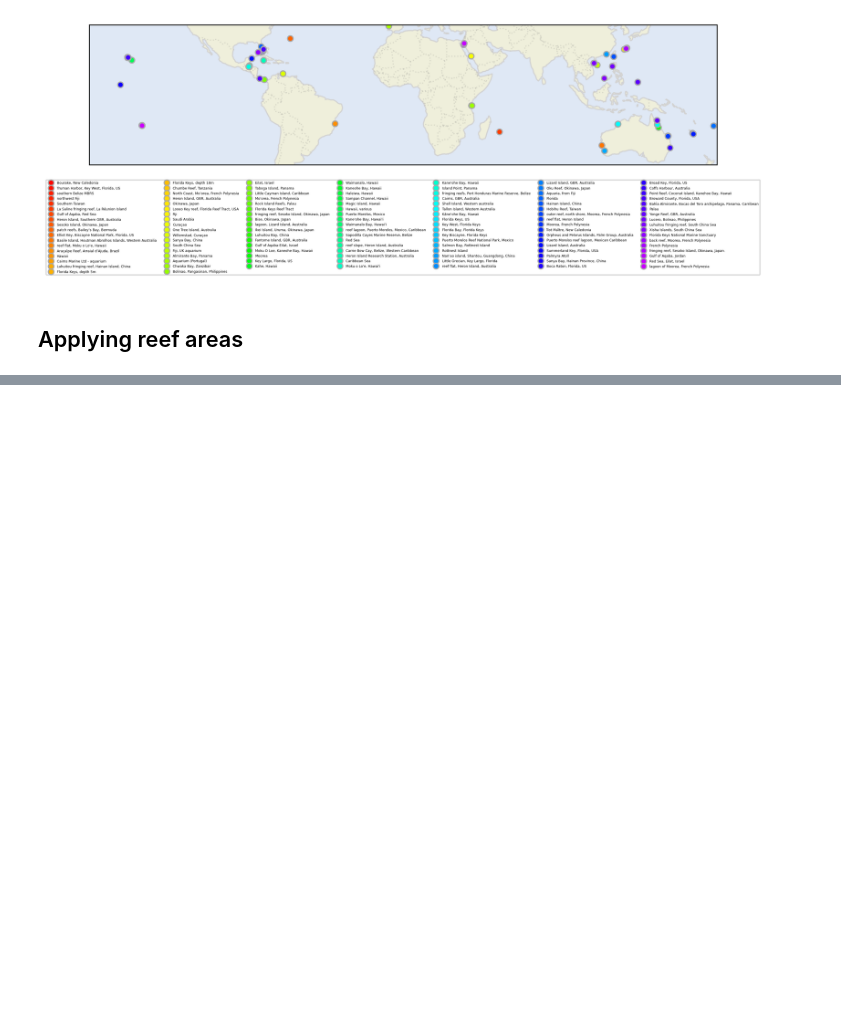
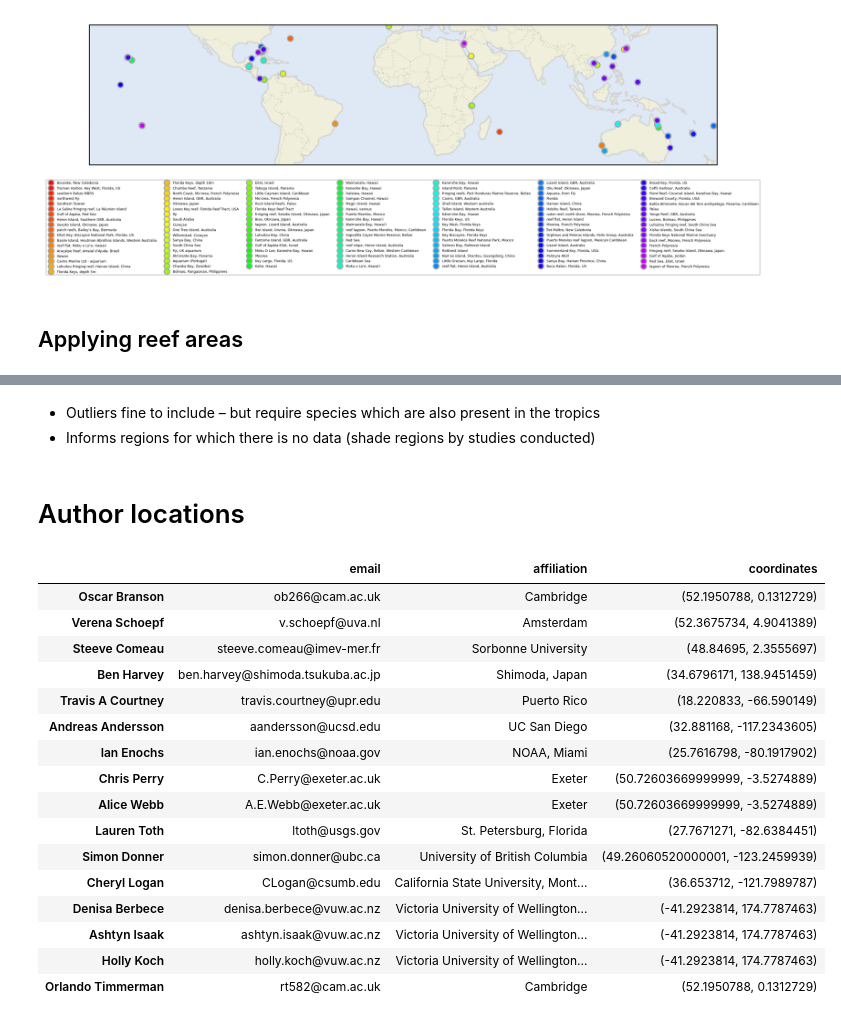
Before and after one commit to orlando-code/calc-rates, a Jupyter notebook: notebooks/locations.ipynb, the cells around one changed output, grey strips where cells are left out. Saved outputs shown, nothing was run; the diff lists cells and outputs as text; code cells hidden in the pictures; blank space fills up the shorter version.

```diff
--- a/notebooks/locations.ipynb
+++ b/notebooks/locations.ipynb
@@ -340,3 +408,74 @@ fig.update_layout(
 )
 
 fig.show()
+# %% [markdown]
+- Outliers fine to include – but require species which are also present in the tropics
+- Informs regions for which there is no data (shade regions by studies conducted)
+# %% [markdown]
+# Author locations
+# %%
+# make dictionary of authors and their affiliations
+
+author_list = ['Oscar Branson <ob266@cam.ac.uk>', 'Verena Schoepf <v.schoepf@uva.nl>', 'Steeve Comeau <steeve.comeau@imev-mer.fr>', 'Ben Harvey <ben.harvey@shimoda.tsukuba.ac.jp>', 'Travis A Courtney <travis.courtney@upr.edu>', 'Andreas Andersson <aandersson@ucsd.edu>', 'Ian Enochs <ian.enochs@noaa.gov>', 'Chris Perry <C.Perry@exeter.ac.uk>', 'Alice Webb <A.E.Webb@exeter.ac.uk>', 'Lauren Toth <ltoth@usgs.gov>', 'Simon Donner <simon.donner@ubc.ca>', 'Cheryl Logan <CLogan@csumb.edu>', 'Denisa Berbece <denisa.berbece@vuw.ac.nz>', 'Ashtyn Isaak <ashtyn.isaak@vuw.ac.nz>', 'Holly Koch <holly.koch@vuw.ac.nz>', 'Orlando Timmerman <rt582@cam.ac.uk>']
+
+affiliation_map = {
+    'cam': 'Cambridge',
+    'uva': 'Amsterdam',
+    'imev-mer': 'Sorbonne University',
+    'shimoda': 'Shimoda, Japan',
+    'upr': 'Puerto Rico',
+    'ucsd': 'UC San Diego',
+    'exeter': 'Exeter',
+    'usgs': 'St. Petersburg, Florida',
+    'ubc': 'University of British Columbia',
+    'csumb': 'California State University, Monterey Bay',
+    'vuw': 'Victoria University of Wellington, New Zealand',
+    'noaa': 'NOAA, Miami',
+}
+
+affiliations = {}
+for author in author_list:
+    author_parts = author.split('<')
+    name = author_parts[0].strip()
+    email = author_parts[1].replace('>', '').strip()
+    domain = email.split('@')[1]
+    affiliation_key = domain.split('.')[0]
+
+    # Initialize the dictionary for each author
+    affiliations[name] = {
+        'email': email,
+        'affiliation': affiliation_map.get(affiliation_key, affiliation_key)
+    }
+
+# use google maps api to get coordinates for locations
+gmaps_coords = {}
+GMAPS_API_KEY = utils.read_yaml(config.resources_dir / "api_keys.yaml")['google_maps_api']
+gmaps_client = googlemaps.Client(key=GMAPS_API_KEY)
+
+locs = [affiliations[person]['affiliation'] for person in list(affiliations.keys())]
+for loc in tqdm(locs, desc="Querying Google Maps to retrieve coordinates of locations"):
+    gmaps_coords[loc] = tuple(locations.get_coordinates_from_gmaps(loc, gmaps_client).values)   # slightly hacky formatting since originally written for processing dataframe column
+
+# add coordinates to affiliations dictionary
+for author in affiliations.keys():
+    affiliations[author]['coordinates'] = gmaps_coords[affiliations[author]['affiliation']]
+affiliations_df = pd.DataFrame(affiliations).T
+affiliations_df
+# %% [output]
+|  | email | affiliation | coordinates |
+| Oscar Branson | ob266@cam.ac.uk | Cambridge | (52.1950788, 0.1312729) |
+| Verena Schoepf | v.schoepf@uva.nl | Amsterdam | (52.3675734, 4.9041389) |
+| Steeve Comeau | steeve.comeau@imev-mer.fr | Sorbonne University | (48.84695, 2.3555697) |
+| Ben Harvey | ben.harvey@shimoda.tsukuba.ac.jp | Shimoda, Japan | (34.6796171, 138.9451459) |
+| Travis A Courtney | travis.courtney@upr.edu | Puerto Rico | (18.220833, -66.590149) |
+| Andreas Andersson | aandersson@ucsd.edu | UC San Diego | (32.881168, -117.2343605) |
+| Ian Enochs | ian.enochs@noaa.gov | NOAA, Miami | (25.7616798, -80.1917902) |
+| Chris Perry | C.Perry@exeter.ac.uk | Exeter | (50.72603669999999, -3.5274889) |
+| Alice Webb | A.E.Webb@exeter.ac.uk | Exeter | (50.72603669999999, -3.5274889) |
+| Lauren Toth | ltoth@usgs.gov | St. Petersburg, Florida | (27.7671271, -82.6384451) |
+| Simon Donner | simon.donner@ubc.ca | University of British Columbia | (49.26060520000001, -123.2459939) |
+| Cheryl Logan | CLogan@csumb.edu | California State University, Mont... | (36.653712, -121.7989787) |
+| Denisa Berbece | denisa.berbece@vuw.ac.nz | Victoria University of Wellington... | (-41.2923814, 174.7787463) |
+| Ashtyn Isaak | ashtyn.isaak@vuw.ac.nz | Victoria University of Wellington... | (-41.2923814, 174.7787463) |
+| Holly Koch | holly.koch@vuw.ac.nz | Victoria University of Wellington... | (-41.2923814, 174.7787463) |
+| Orlando Timmerman | rt582@cam.ac.uk | Cambridge | (52.1950788, 0.1312729) |
```
Also changed, not shown: parts of 4 cells of this notebook, 9 other files.
